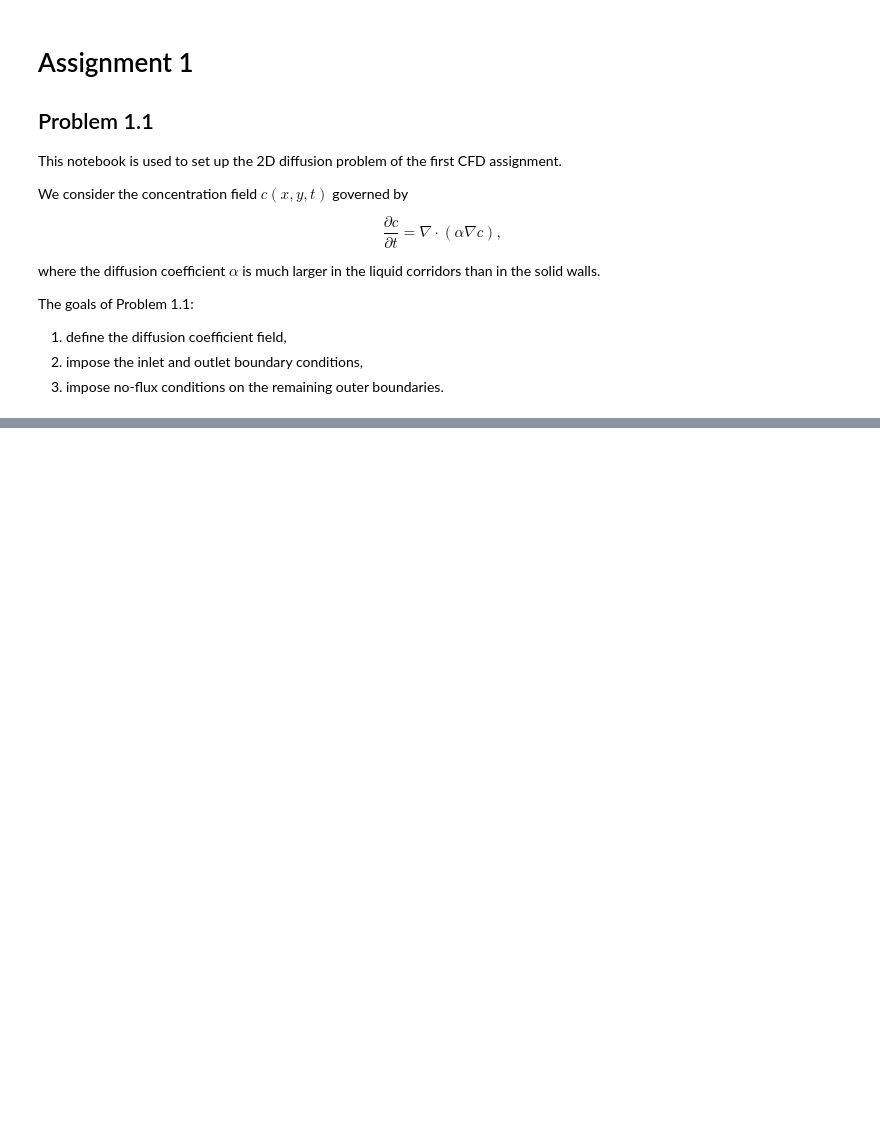
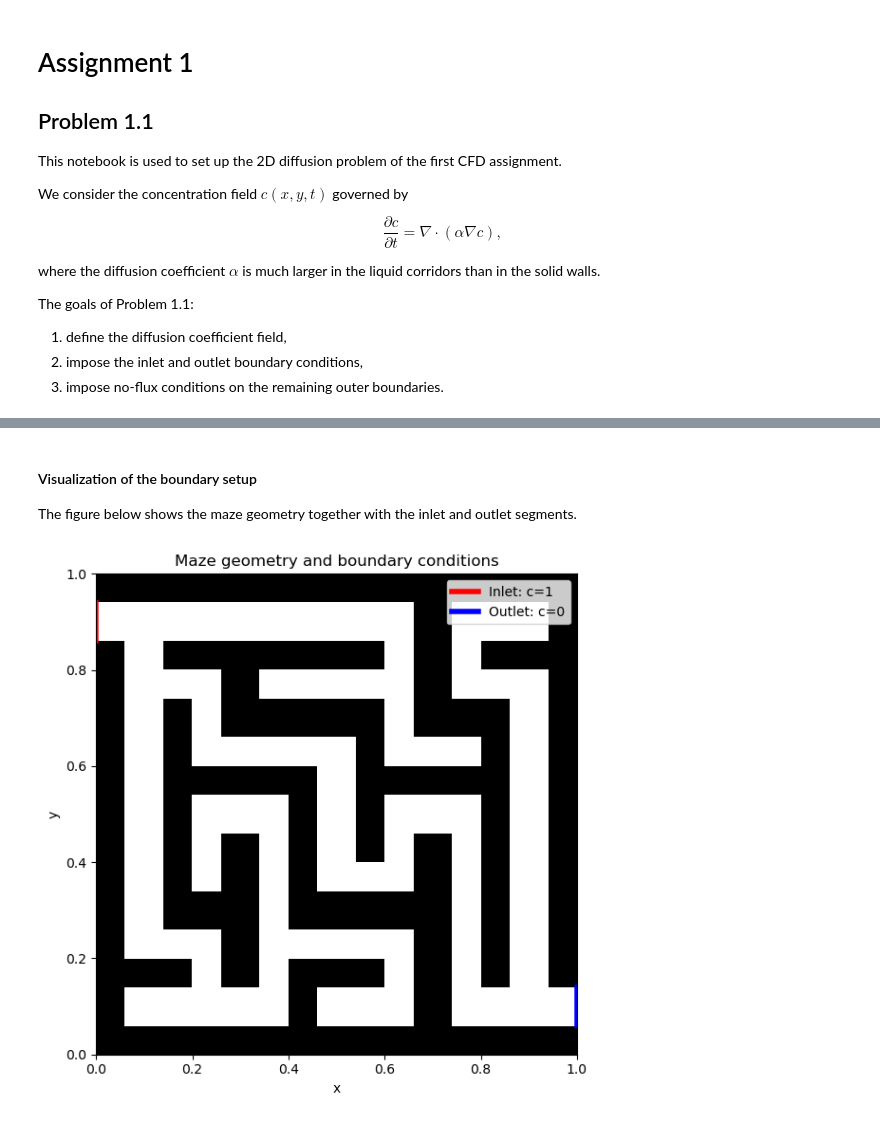
Before and after one commit to Andreas-SM/CFD_Assignments, a Jupyter notebook: Problem_1.ipynb, the cells around one changed output, grey strips where cells are left out. Drawn from its saved outputs; the diff is of its cells as text; code cells hidden in the pictures; blank space fills up the shorter version.

```diff
--- a/Problem_1.ipynb
+++ b/Problem_1.ipynb
@@ -52,0 +130,21 @@ We use this geometry to define the spatially varying diffusion coefficient
+# %%
+# Solution array with ghost cells
+c = np.zeros((Ny + 2, Nx + 2))  # initial condition c=0
+alpha_g = np.zeros((Ny + 2, Nx + 2))
+alpha_g[1:Ny+1, 1:Nx+1] = alpha
+
+# Extend alpha to ghost cells
+alpha_g[0, 1:Nx+1] = alpha_g[1, 1:Nx+1]
+alpha_g[Ny+1, 1:Nx+1] = alpha_g[Ny, 1:Nx+1]
+alpha_g[1:Ny+1, 0] = alpha_g[1:Ny+1, 1]
+alpha_g[1:Ny+1, Nx+1] = alpha_g[1:Ny+1, Nx]
+
+# Inlet/outlet location
+ymin_in, ymax_in = 0.86, 0.94
+ymin_out, ymax_out = 0.06, 0.14
+
+c_in = 1.0
+c_out = 0.0
+
+inlet_mask = (y > ymin_in) & (y < ymax_in)
+outlet_mask = (y > ymin_out) & (y < ymax_out)
@@ -52,0 +195,17 @@ We use this geometry to define the spatially varying diffusion coefficient
+# %% [markdown]
+#### Visualization of the boundary setup
+
+The figure below shows the maze geometry together with the inlet and outlet segments.
+# %%
+plt.figure(figsize=(6, 6))
+plt.imshow(I, origin="lower", extent=[0, 1, 0, 1], cmap="binary", aspect="equal")
+plt.plot([0, 0], [ymin_in, ymax_in], color="red", linewidth=4, label="Inlet: c=1")
+plt.plot([1, 1], [ymin_out, ymax_out], color="blue", linewidth=4, label="Outlet: c=0")
+plt.xlabel("x")
+plt.ylabel("y")
+plt.title("Maze geometry and boundary conditions")
+plt.legend()
+plt.tight_layout()
+plt.show()
+# %% [output]
+[figure, added]
```
Also changed, not shown: parts of 9 cells of this notebook.
